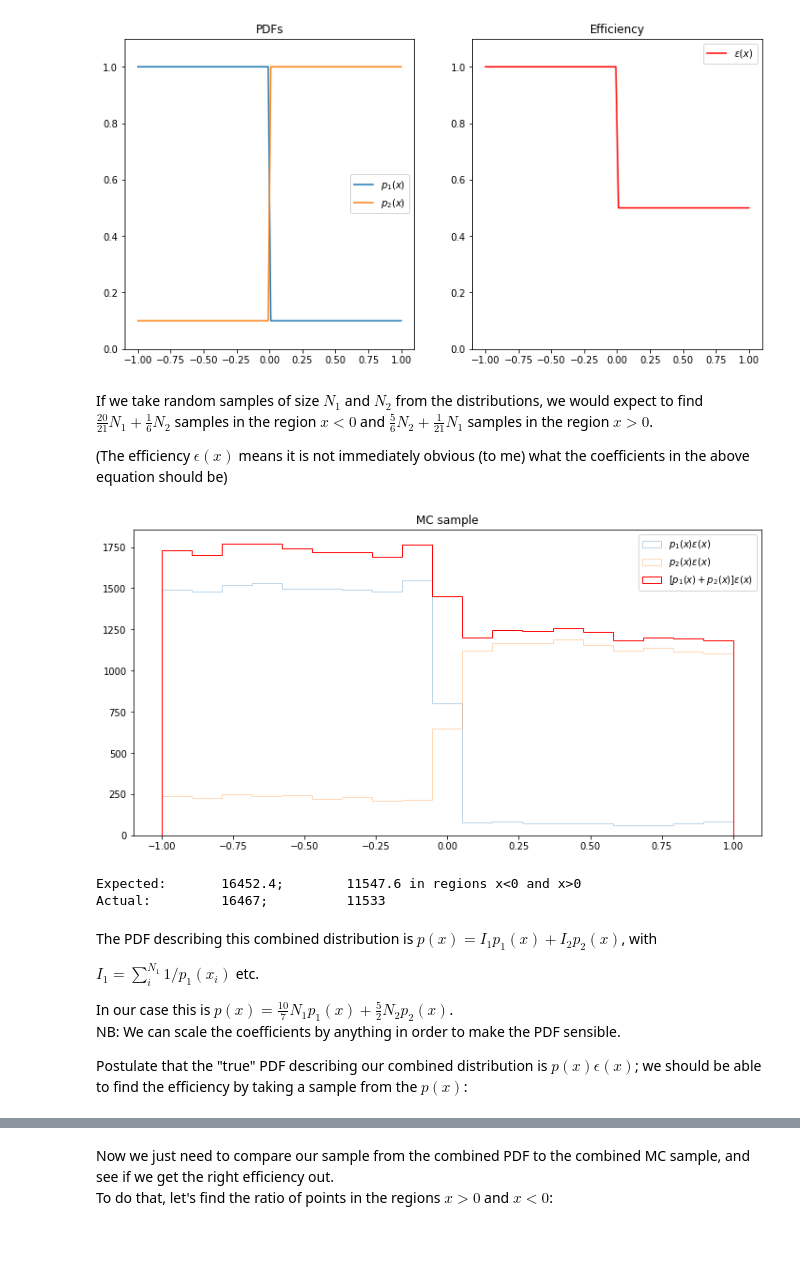
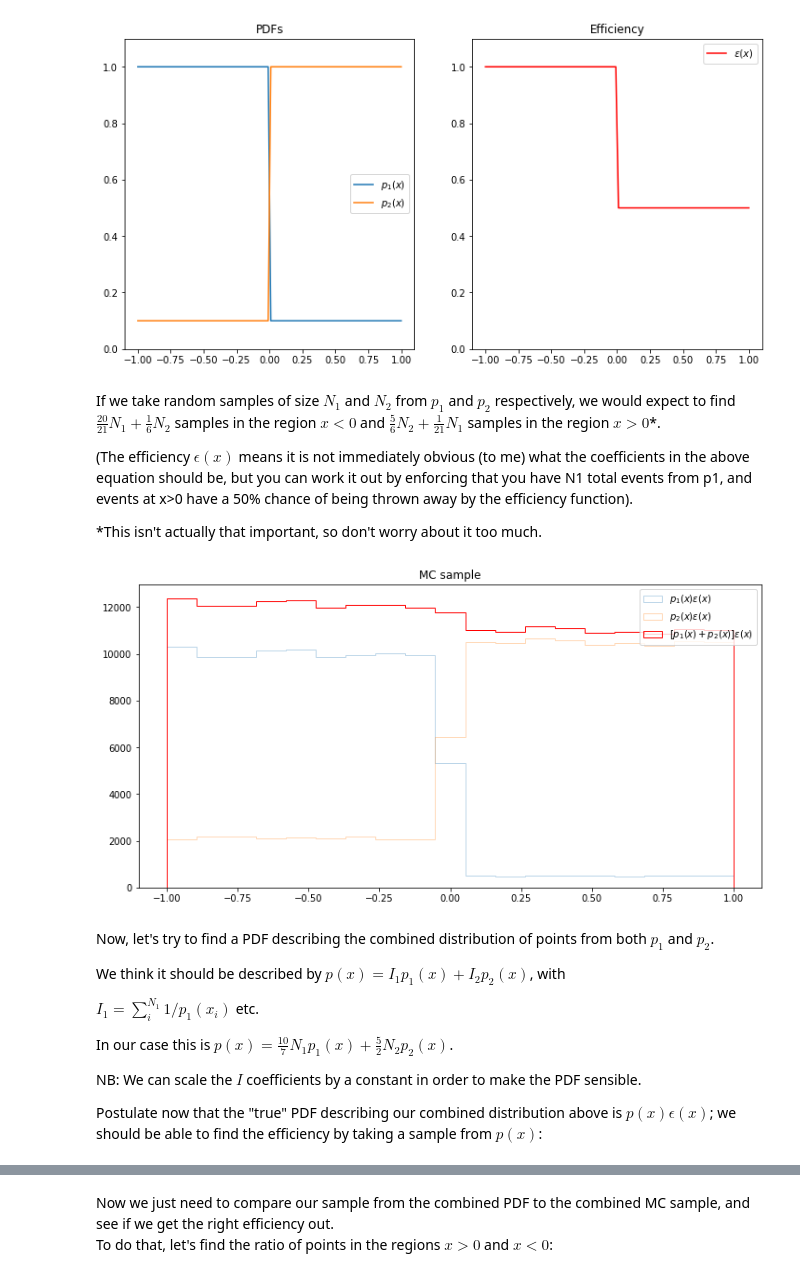
Before and after one commit to richard-lane/addPdfs, a Jupyter notebook: jonas_example.ipynb, the cells around one changed output, grey strips where cells are left out. Cells and saved outputs as stored; diff of their text form; code cells hidden in the pictures; blank space fills up the shorter version.

Commit message:
find the efficiency (it works...?)

```diff
--- a/jonas_example.ipynb
+++ b/jonas_example.ipynb
@@ -49,10 +49,12 @@ plt.show()
 # %% [output]
 [figure]
 # %% [markdown]
-If we take random samples of size $N_1$ and $N_2$ from the distributions, we would expect to find
-$\frac{20}{21}N_1 + \frac{1}{6}N_2$ samples in the region $x < 0$ and $\frac{5}{6}N_2 + \frac{1}{21}N_1$ samples in the region $x > 0$.
+If we take random samples of size $N_1$ and $N_2$ from $p_1$ and $p_2$ respectively, we would expect to find
+$\frac{20}{21}N_1 + \frac{1}{6}N_2$ samples in the region $x < 0$ and $\frac{5}{6}N_2 + \frac{1}{21}N_1$ samples in the region $x > 0$*.
 
-(The efficiency $\epsilon(x)$ means it is not immediately obvious (to me) what the coefficients in the above equation should be)
+(The efficiency $\epsilon(x)$ means it is not immediately obvious (to me) what the coefficients in the above equation should be, but you can work it out by enforcing that you have N1 total events from p1, and events at x>0 have a 50% chance of being thrown away by the efficiency function).
+
+*This isn't actually that important, so don't worry about it too much.
 # %%
 rng = np.random.default_rng()
 
@@ -80,44 +82,37 @@ def sample(N, pdf):
 
     return points
 # %%
-# Take samples from both p1(x) and p2(x); keeping the efficiency
-N1, N2 = 15000, 13000
+# Take samples from both p1(x) and p2(x), remembering to take the efficiency into account
+N1, N2 = 100000, 120000
 
-# Take samples including the efficiency
+# Take samples from PDFs modulated by the efficiency and combine them
 p1_sample = sample(N1, lambda x: p1(x) * e(x))
 p2_sample = sample(N2, lambda x: p2(x) * e(x))
-
 combined_sample = np.concatenate((p1_sample, p2_sample))
 
+# Plot the combined sample
 kw = {"bins": np.linspace(-1, 1, 20), "histtype": "step"}
 fig, ax = plt.subplots(1, 1, figsize=(12, 6))
 
 ax.hist(p1_sample, **kw, label=r"$p_1(x)\epsilon(x)$", alpha=0.3)
 ax.hist(p2_sample, **kw, label=r"$p_2(x)\epsilon(x)$", alpha=0.3)
 ax.hist(combined_sample, **kw, label="$[p_1(x) + p_2(x)]\epsilon(x)$", color="r")
 ax.legend()
 ax.set_title("MC sample")
 plt.show()
-
-expected_neg = 20.0 * N1 / 21.0 + N2 / 6.0
-expected_pos = 5.0 * N2 / 6.0 + N1 / 21.0
-
-actual_neg = np.sum(combined_sample < 0)
-actual_pos = np.sum(combined_sample > 0)
-
-print(f"Expected:\t{expected_neg:.1f};\t{expected_pos:.1f}\tin regions x<0 and x>0")
-print(f"Actual:\t\t{actual_neg};\t\t{actual_pos}")
 # %% [output]
-[figure, old version]
+[figure, new version]
-Expected:       16452.4;        11547.6 in regions x<0 and x>0
-Actual:         16467;          11533
 # %% [markdown]
-The PDF describing this combined distribution is $p(x) = I_1p_1(x) + I_2p_2(x)$, with
+Now, let's try to find a PDF describing the combined distribution of points from both $p_1$ and $p_2$.
+
+
+We think it should be described by $p(x) = I_1p_1(x) + I_2p_2(x)$, with
 
 $I_1 = \sum_i^{N_1}1/p_1(x_i)$ etc.
 
 In our case this is $p(x) = \frac{10}{7}N_1p_1(x) + \frac{5}{2}N_2p_2(x)$.
-NB: We can scale the coefficients by anything in order to make the PDF sensible.
 
-Postulate that the "true" PDF describing our combined distribution is $p(x)\epsilon(x)$; we should be able to find the efficiency by taking a sample from the $p(x)$:
+NB: We can scale the $I$ coefficients by a constant in order to make the PDF sensible.
+
+Postulate now that the "true" PDF describing our combined distribution above is $p(x)\epsilon(x)$; we should be able to find the efficiency by taking a sample from $p(x)$:
 # %%
```
Also changed, not shown: parts of 5 cells of this notebook.
